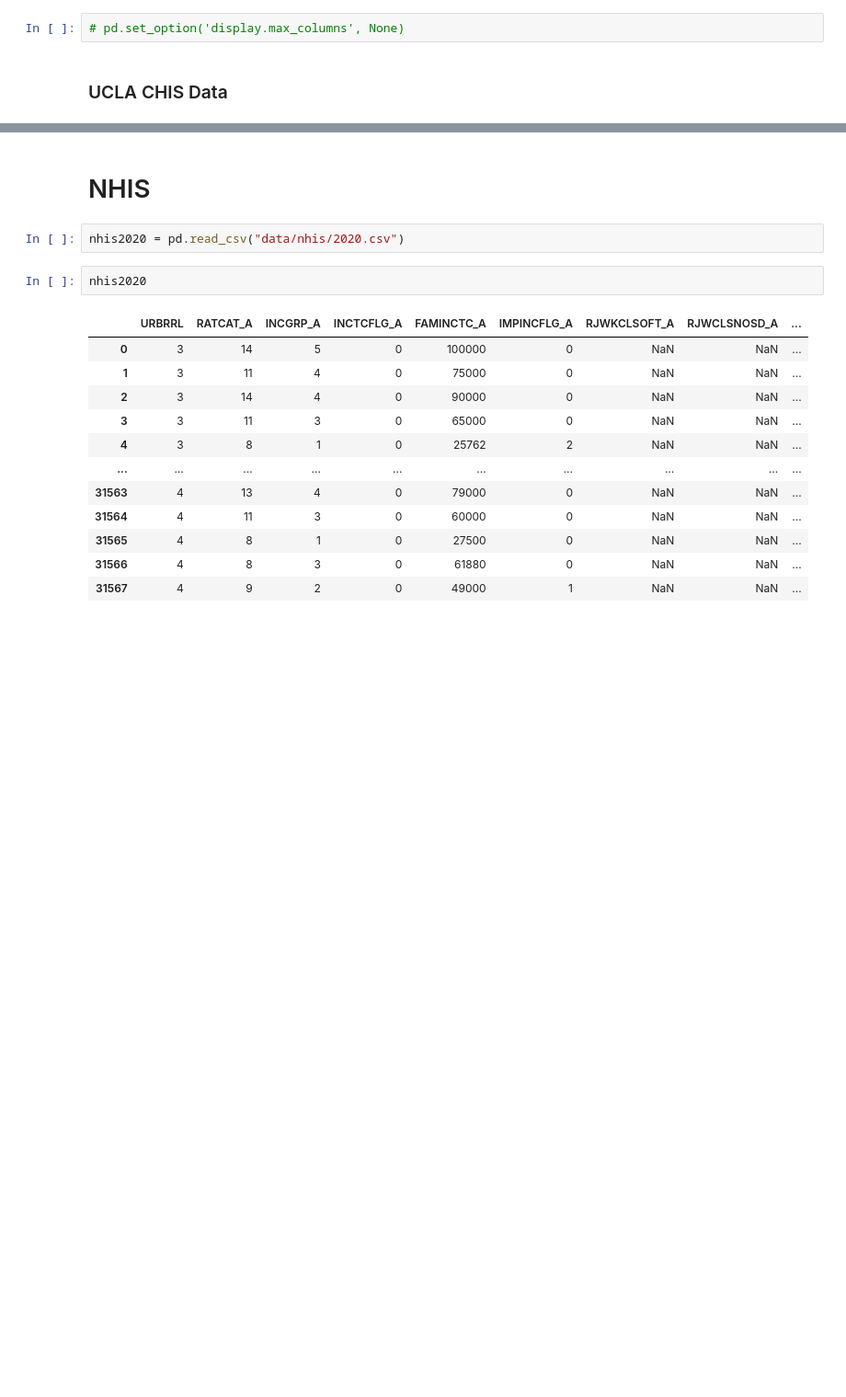
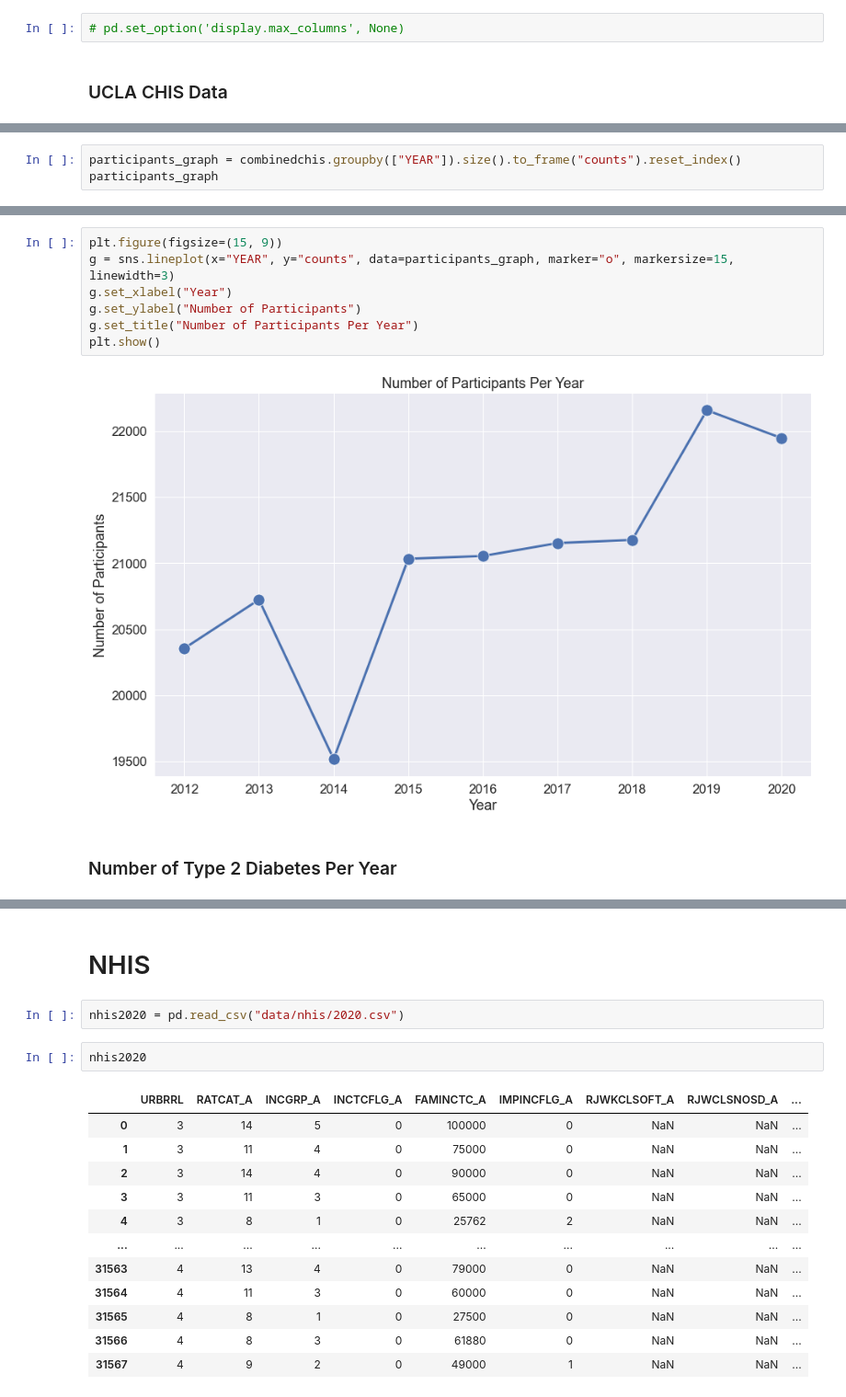
Before and after one commit to GitHubkhim/STATS170_Project, a Jupyter notebook: exploration.ipynb, the cells around one changed output, grey strips where cells are left out. Shown at 92% size. Cells and saved outputs as stored; diff of their text form; blank space fills up the shorter version.

```diff
--- a/exploration.ipynb
+++ b/exploration.ipynb
@@ -82,0 +78,3 @@ selected.head(5)
+# %%
+participants_graph = combinedchis.groupby(["YEAR"]).size().to_frame("counts").reset_index()
+participants_graph
@@ -82,0 +92,11 @@ selected.head(5)
+# %%
+plt.figure(figsize=(15, 9))
+g = sns.lineplot(x="YEAR", y="counts", data=participants_graph, marker="o", markersize=15, linewidth=3)
+g.set_xlabel("Year")
+g.set_ylabel("Number of Participants")
+g.set_title("Number of Participants Per Year")
+plt.show()
+# %% [output]
+[figure, added]
+# %% [markdown]
+### Number of Type 2 Diabetes Per Year
```
Also changed, not shown: parts of 35 cells of this notebook, 1 other file.
